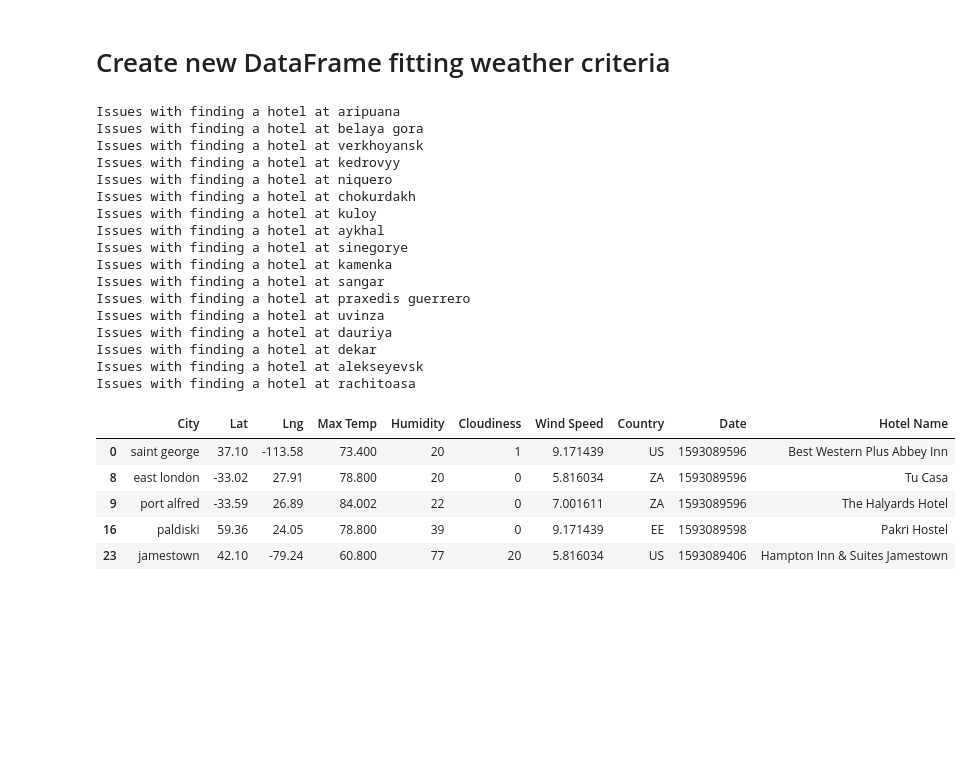
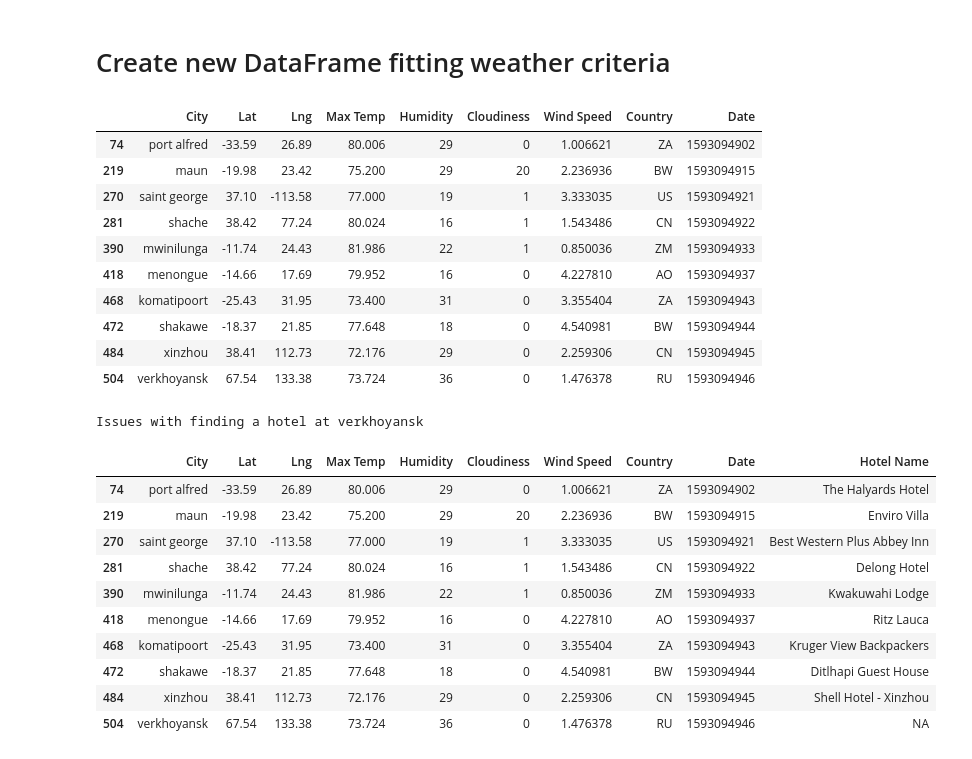
Before and after one commit to jasoncr/World-Weather-and-Vacations-Locations, a Jupyter notebook: starter_code/VacationPy.ipynb, the cells around one changed output. Cells and saved outputs as stored; diff of their text form; code cells hidden in the pictures; blank space fills up the shorter version.

```diff
--- a/starter_code/VacationPy.ipynb
+++ b/starter_code/VacationPy.ipynb
@@ -79,67 +79,69 @@ fig
 #Narrow down cities to fit weather conditions
 
 #Filter cities with max temps between 60 and 90 degrees
-comfortable_df = city_df.loc[(city_df["Max Temp"] > 60) & (city_df["Max Temp"] < 90), :]
+comfortable_df = city_df.loc[(city_df["Max Temp"] > 70) & (city_df["Max Temp"] < 85), :]
 #filter by humidity below 80 percent
-comfortable_df = comfortable_df.loc[(comfortable_df["Humidity"] < 80), :]
+comfortable_df = comfortable_df.loc[(comfortable_df["Humidity"] < 40), :]
 #filter by wind speed below 10 mph
-comfortable_df = comfortable_df.loc[(comfortable_df["Wind Speed"] < 10), :]
+comfortable_df = comfortable_df.loc[(comfortable_df["Wind Speed"] < 5), :]
 #filter by cloudiness below 50 %
-comfortable_df = comfortable_df.loc[(comfortable_df["Cloudiness"] < 50), :]
+comfortable_df = comfortable_df.loc[(comfortable_df["Cloudiness"] < 40), :]
 
 #drop rows with na values
 comfortable_df = comfortable_df.dropna()
+comfortable_df
+# %% [output]
+|  | City | Lat | Lng | Max Temp | Humidity | Cloudiness | Wind Speed | Country | Date |
+| 74 | port alfred | -33.59 | 26.89 | 80.006 | 29 | 0 | 1.006621 | ZA | 1593094902 |
+| 219 | maun | -19.98 | 23.42 | 75.200 | 29 | 20 | 2.236936 | BW | 1593094915 |
+| 270 | saint george | 37.10 | -113.58 | 77.000 | 19 | 1 | 3.333035 | US | 1593094921 |
+| 281 | shache | 38.42 | 77.24 | 80.024 | 16 | 1 | 1.543486 | CN | 1593094922 |
+| 390 | mwinilunga | -11.74 | 24.43 | 81.986 | 22 | 1 | 0.850036 | ZM | 1593094933 |
+| 418 | menongue | -14.66 | 17.69 | 79.952 | 16 | 0 | 4.227810 | AO | 1593094937 |
+| 468 | komatipoort | -25.43 | 31.95 | 73.400 | 31 | 0 | 3.355404 | ZA | 1593094943 |
+| 472 | shakawe | -18.37 | 21.85 | 77.648 | 18 | 0 | 4.540981 | BW | 1593094944 |
+| 484 | xinzhou | 38.41 | 112.73 | 72.176 | 29 | 0 | 2.259306 | CN | 1593094945 |
+| 504 | verkhoyansk | 67.54 | 133.38 | 73.724 | 36 | 0 | 1.476378 | RU | 1593094946 |
 # %%
 #store into variable 'hotel_df'
 hotel_df = comfortable_df
 #adds column "Hotel_name"
 hotel_df["Hotel Name"] = ""
 
 #finding a hotel within 5000 meters of our most comfortable cities
 base_url = "https://maps.googleapis.com/maps/api/place/nearbysearch/json"
 for index, row in hotel_df.iterrows():
     lat = row.Lat
     lng = row.Lng
     params = {
         "location": f'{lat}, {lng}',
         "radius": 5000,
         "key" : g_key,
         "type" : "lodging"
     }
     response = requests.get(base_url, params = params).json()
     #updates df with the hotel name
     try:
         hotel_df.loc[index, "Hotel Name"] = response['results'][0]['name']
     #displays message about the issue city and adds "NA" to hold the Hotel name's place
     except:
         print(f'Issues with finding a hotel at {row["City"]}')
         hotel_df.loc[index, "Hotel Name"] = "NA"
 
-hotel_df.head()
+hotel_df
 # %% [output]
-Issues with finding a hotel at aripuana
-Issues with finding a hotel at belaya gora
 Issues with finding a hotel at verkhoyansk
-Issues with finding a hotel at kedrovyy
-Issues with finding a hotel at niquero
-Issues with finding a hotel at chokurdakh
-Issues with finding a hotel at kuloy
-Issues with finding a hotel at aykhal
-Issues with finding a hotel at sinegorye
-Issues with finding a hotel at kamenka
-Issues with finding a hotel at sangar
-Issues with finding a hotel at praxedis guerrero
-Issues with finding a hotel at uvinza
-Issues with finding a hotel at dauriya
-Issues with finding a hotel at dekar
-Issues with finding a hotel at alekseyevsk
-Issues with finding a hotel at rachitoasa
 |  | City | Lat | Lng | Max Temp | Humidity | Cloudiness | Wind Speed | Country | Date | Hotel Name |
-| 0 | saint george | 37.10 | -113.58 | 73.400 | 20 | 1 | 9.171439 | US | 1593089596 | Best Western Plus Abbey Inn |
-| 8 | east london | -33.02 | 27.91 | 78.800 | 20 | 0 | 5.816034 | ZA | 1593089596 | Tu Casa |
-| 9 | port alfred | -33.59 | 26.89 | 84.002 | 22 | 0 | 7.001611 | ZA | 1593089596 | The Halyards Hotel |
-| 16 | paldiski | 59.36 | 24.05 | 78.800 | 39 | 0 | 9.171439 | EE | 1593089598 | Pakri Hostel |
-| 23 | jamestown | 42.10 | -79.24 | 60.800 | 77 | 20 | 5.816034 | US | 1593089406 | Hampton Inn & Suites Jamestown |
+| 74 | port alfred | -33.59 | 26.89 | 80.006 | 29 | 0 | 1.006621 | ZA | 1593094902 | The Halyards Hotel |
+| 219 | maun | -19.98 | 23.42 | 75.200 | 29 | 20 | 2.236936 | BW | 1593094915 | Enviro Villa |
+| 270 | saint george | 37.10 | -113.58 | 77.000 | 19 | 1 | 3.333035 | US | 1593094921 | Best Western Plus Abbey Inn |
+| 281 | shache | 38.42 | 77.24 | 80.024 | 16 | 1 | 1.543486 | CN | 1593094922 | Delong Hotel |
+| 390 | mwinilunga | -11.74 | 24.43 | 81.986 | 22 | 1 | 0.850036 | ZM | 1593094933 | Kwakuwahi Lodge |
+| 418 | menongue | -14.66 | 17.69 | 79.952 | 16 | 0 | 4.227810 | AO | 1593094937 | Ritz Lauca |
+| 468 | komatipoort | -25.43 | 31.95 | 73.400 | 31 | 0 | 3.355404 | ZA | 1593094943 | Kruger View Backpackers |
+| 472 | shakawe | -18.37 | 21.85 | 77.648 | 18 | 0 | 4.540981 | BW | 1593094944 | Ditlhapi Guest House |
+| 484 | xinzhou | 38.41 | 112.73 | 72.176 | 29 | 0 | 2.259306 | CN | 1593094945 | Shell Hotel - Xinzhou |
+| 504 | verkhoyansk | 67.54 | 133.38 | 73.724 | 36 | 0 | 1.476378 | RU | 1593094946 | NA |
 # %%
 #deletes any rows without hotels in 5000 meters
 hotel_df = hotel_df[hotel_df["Hotel Name"] != "NA"]
```
Also changed, not shown: parts of 3 cells of this notebook, 15 other files.
